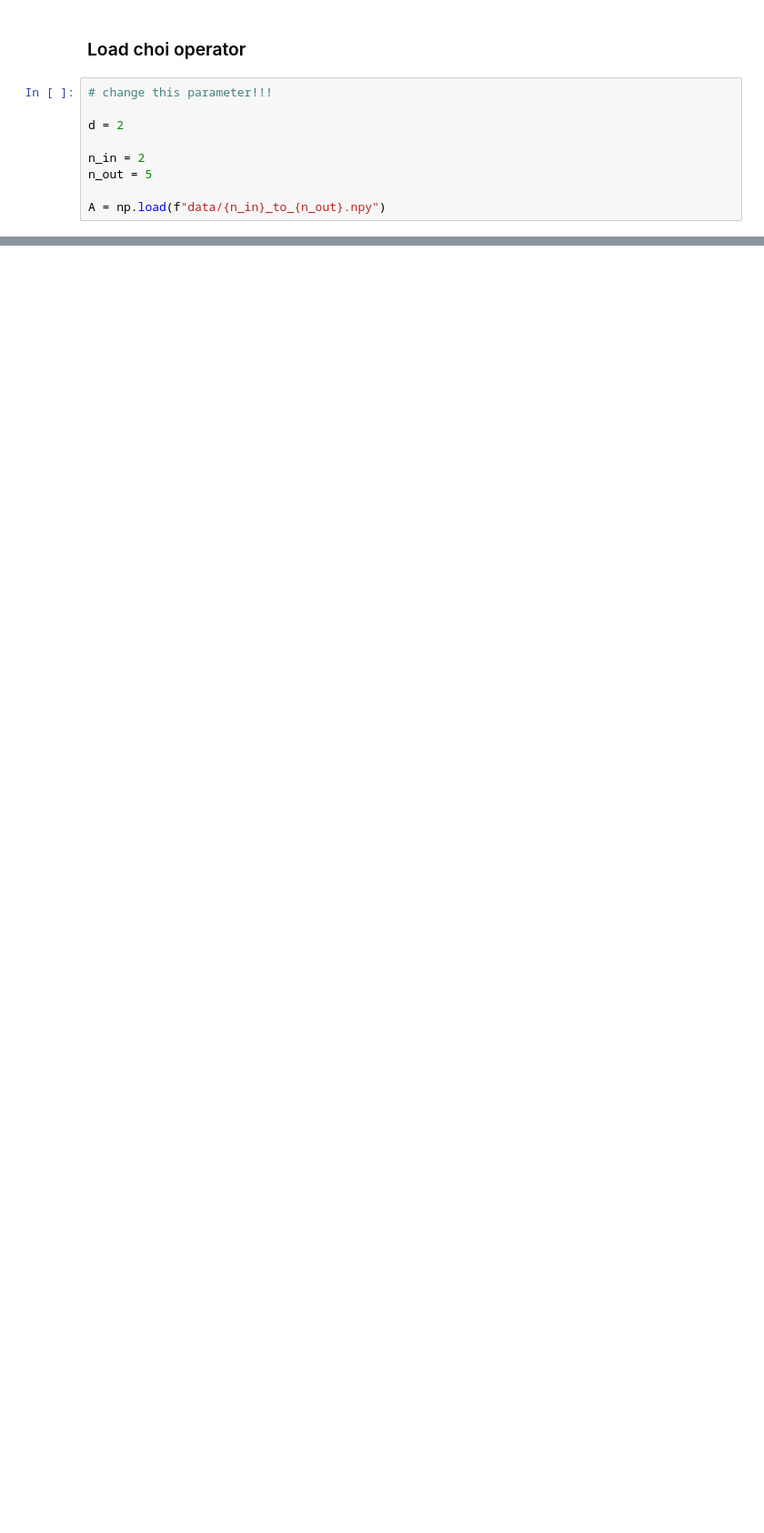
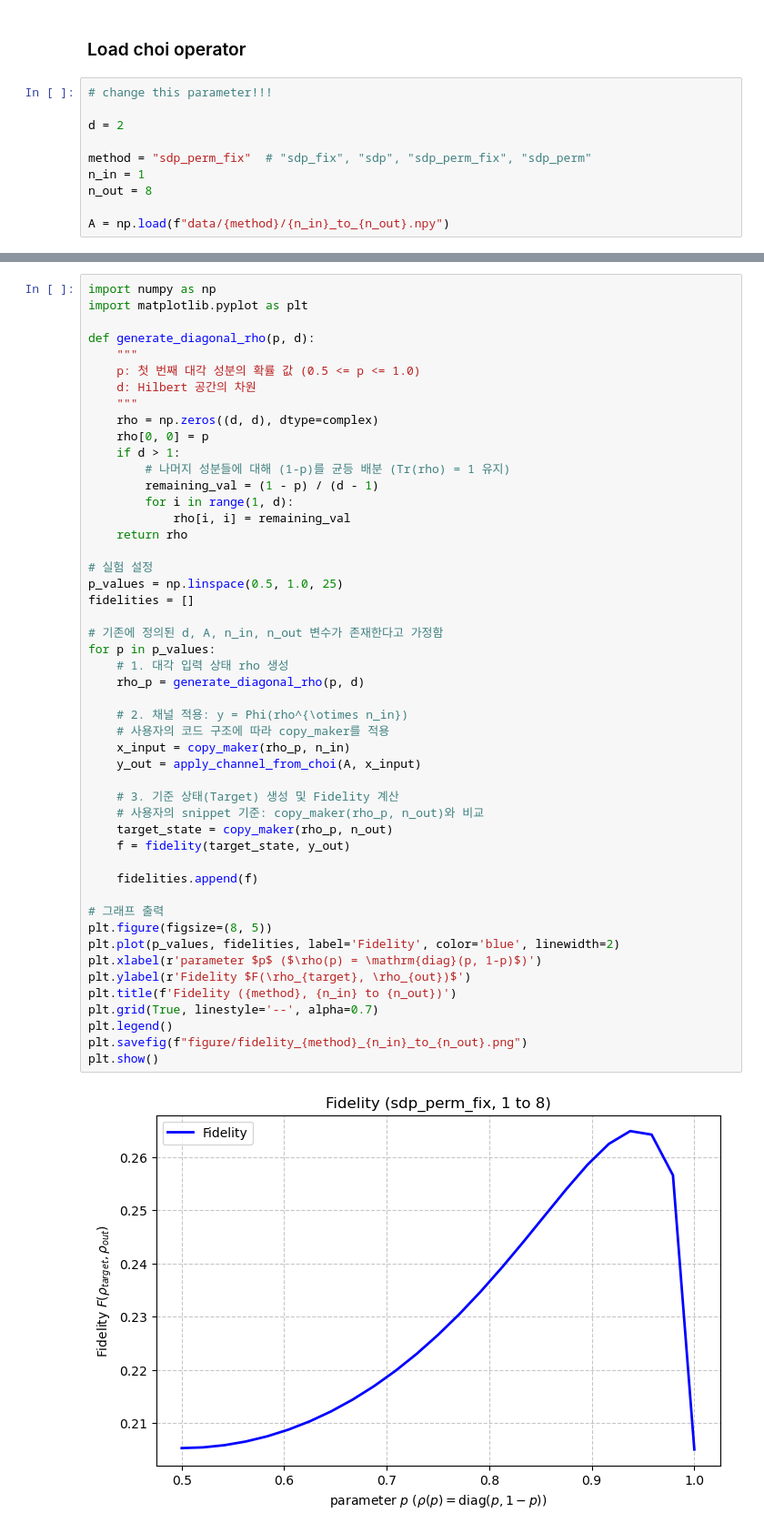
Before and after one commit to webb-c/find-optimal-cloner, a Jupyter notebook: show_data.ipynb, the cells around one changed output, grey strips where cells are left out. Shown at 91% size. Drawn from its saved outputs; the diff is of its cells as text; blank space fills up the shorter version.

```diff
--- a/show_data.ipynb
+++ b/show_data.ipynb
@@ -85,7 +85,8 @@ def random_mixed_state_maker(d):
 
 d = 2
 
-n_in = 2
-n_out = 5
+method = "sdp_perm_fix"  # "sdp_fix", "sdp", "sdp_perm_fix", "sdp_perm"
+n_in = 1
+n_out = 8
 
-A = np.load(f"data/{n_in}_to_{n_out}.npy")
+A = np.load(f"data/{method}/{n_in}_to_{n_out}.npy")
@@ -129,0 +122,51 @@ Random mixed state fidelity:  0.6213961778210155
+# %%
+import numpy as np
+import matplotlib.pyplot as plt
+
+def generate_diagonal_rho(p, d):
+    """
+    p: 첫 번째 대각 성분의 확률 값 (0.5 <= p <= 1.0)
+    d: Hilbert 공간의 차원
+    """
+    rho = np.zeros((d, d), dtype=complex)
+    rho[0, 0] = p
+    if d > 1:
+        # 나머지 성분들에 대해 (1-p)를 균등 배분 (Tr(rho) = 1 유지)
+        remaining_val = (1 - p) / (d - 1)
+        for i in range(1, d):
+            rho[i, i] = remaining_val
+    return rho
+
+# 실험 설정
+p_values = np.linspace(0.5, 1.0, 25)
+fidelities = []
+
+# 기존에 정의된 d, A, n_in, n_out 변수가 존재한다고 가정함
+for p in p_values:
+    # 1. 대각 입력 상태 rho 생성
+    rho_p = generate_diagonal_rho(p, d)
+
+    # 2. 채널 적용: y = Phi(rho^{\otimes n_in})
+    # 사용자의 코드 구조에 따라 copy_maker를 적용
+    x_input = copy_maker(rho_p, n_in)
+    y_out = apply_channel_from_choi(A, x_input)
+
+    # 3. 기준 상태(Target) 생성 및 Fidelity 계산
+    # 사용자의 snippet 기준: copy_maker(rho_p, n_out)와 비교
+    target_state = copy_maker(rho_p, n_out)
+    f = fidelity(target_state, y_out)
+
+    fidelities.append(f)
+
+# 그래프 출력
+plt.figure(figsize=(8, 5))
+plt.plot(p_values, fidelities, label='Fidelity', color='blue', linewidth=2)
+plt.xlabel(r'parameter $p$ ($\rho(p) = \mathrm{diag}(p, 1-p)$)')
+plt.ylabel(r'Fidelity $F(\rho_{target}, \rho_{out})$')
+plt.title(f'Fidelity ({method}, {n_in} to {n_out})')
+plt.grid(True, linestyle='--', alpha=0.7)
+plt.legend()
+plt.savefig(f"figure/fidelity_{method}_{n_in}_to_{n_out}.png")
+plt.show()
+# %% [output]
+[figure, added]
```
Also changed, not shown: parts of 4 cells of this notebook, 5 other files.
